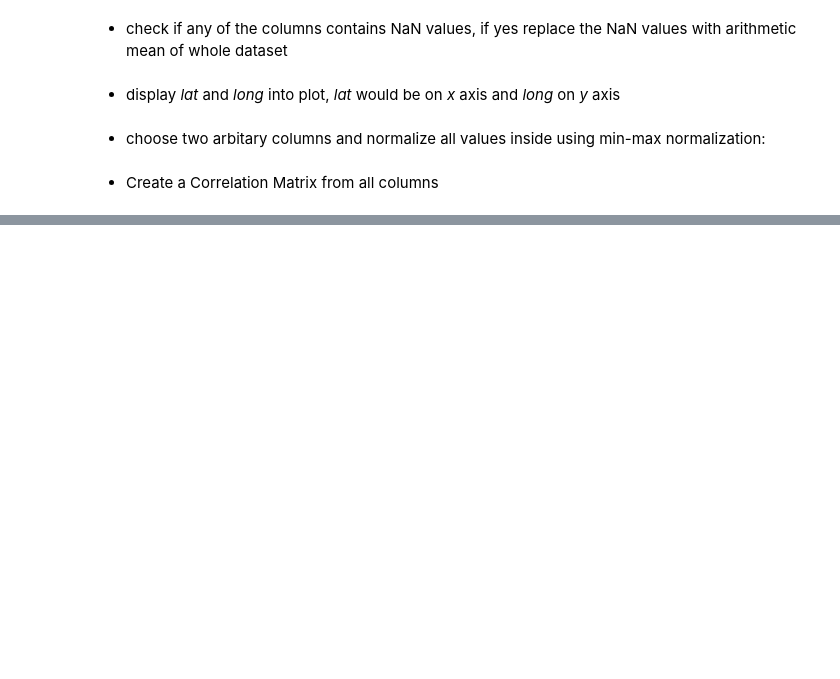
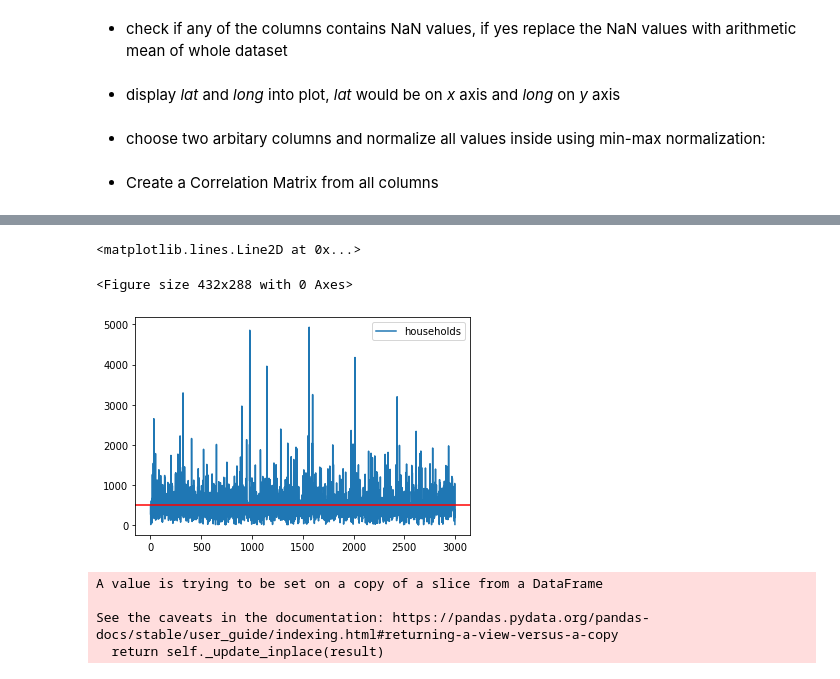
Before and after one commit to KassenBoyaubay/MPA-MLF, a Jupyter notebook: exercie_01.ipynb, the cells around one changed output, grey strips where cells are left out. Cells and saved outputs as stored; diff of their text form; code cells hidden in the pictures; blank space fills up the shorter version.

```diff
--- a/exercie_01.ipynb
+++ b/exercie_01.ipynb
@@ -322,0 +325,3 @@ Use google colab dataset loaded in the lecture and do following operations:
+# %%
+dataset = pd.read_csv('sample_data/california_housing_test.csv')
+dataset
@@ -322,0 +370,18 @@ Use google colab dataset loaded in the lecture and do following operations:
+# %%
+dataset = dataset[1:-1]
+# %%
+h_mean = dataset["households"].mean()
+# %%
+plt.figure()
+dataset.plot(y="households", use_index=True).axhline(h_mean, color='r')
+# %% [output]
+<matplotlib.lines.Line2D at 0x...>
+<Figure size 432x288 with 0 Axes>
+[figure, added]
+# %%
+dataset["households"].fillna(h_mean, inplace=True)
+# %% [output]
+A value is trying to be set on a copy of a slice from a DataFrame
+
+See the caveats in the documentation: https://pandas.pydata.org/pandas-docs/stable/user_guide/indexing.html#returning-a-view-versus-a-copy
+  return self._update_inplace(result)
```
Also changed, not shown: parts of 9 cells of this notebook.
